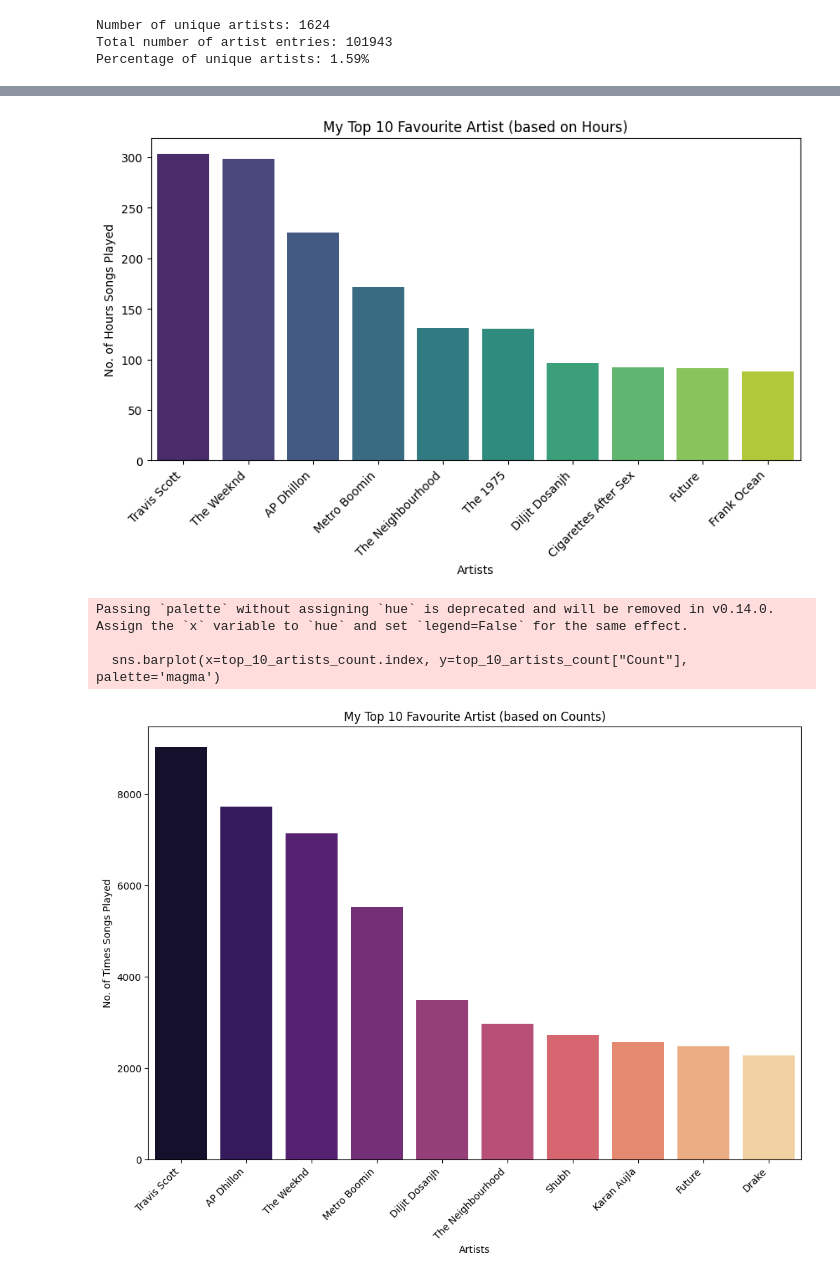
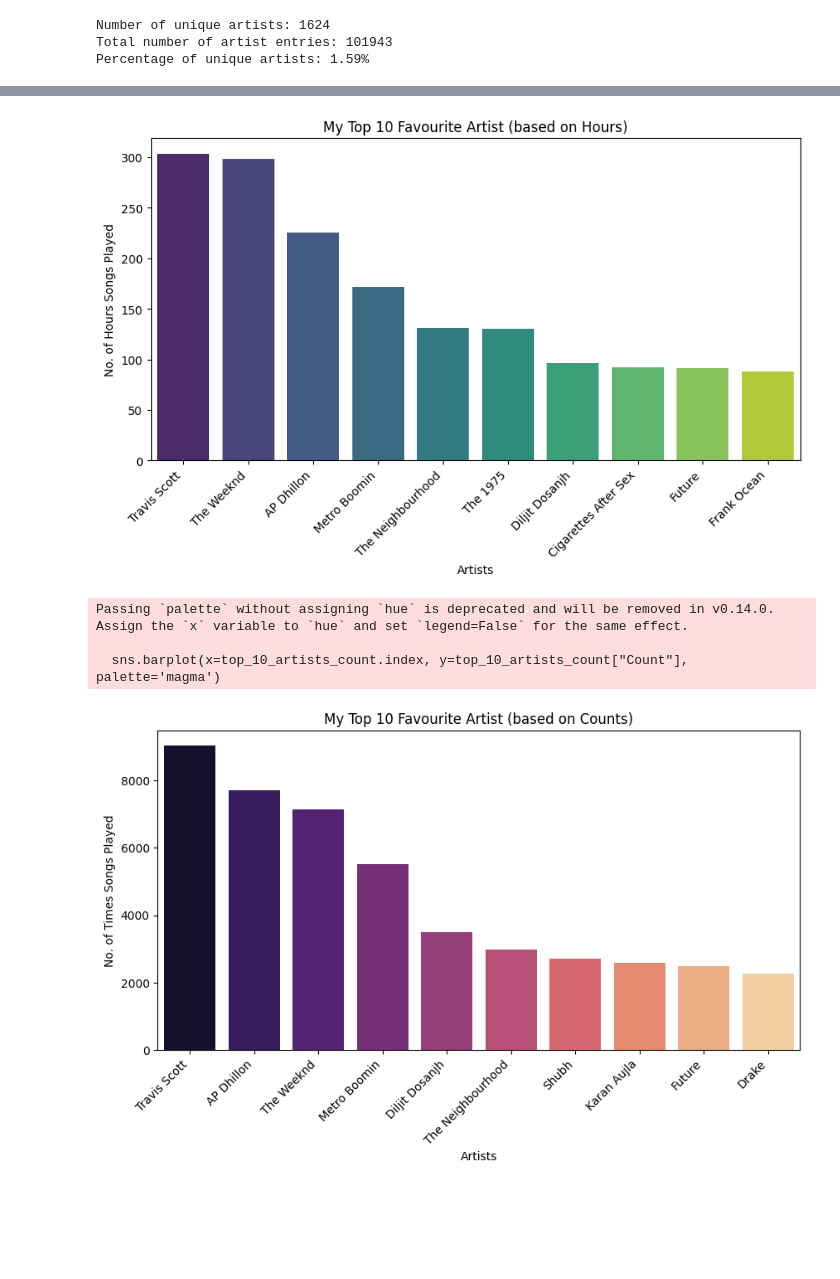
Before and after one commit to aroramrinaal/Spotistats, a Jupyter notebook: spotistats.ipynb, the cells around one changed output, grey strips where cells are left out. Cells and saved outputs as stored; diff of their text form; code cells hidden in the pictures; blank space fills up the shorter version.

```diff
--- a/spotistats.ipynb
+++ b/spotistats.ipynb
@@ -173,32 +173,32 @@ top_artists_df = spotify_stream_df.groupby("master_metadata_album_artist_name")[
 
 # Top 10 artists by Listening Time (Hours)
 top_10_artists_hours = top_artists_df.sort_values(by="Listening Time (Hours)", ascending=False).head(10)
 # Top 10 artists by Count
 top_10_artists_count = top_artists_df.sort_values(by="Count", ascending=False).head(10)
 
 # Visualization of top 10 unique artists by listening time (hours)
 plt.figure(figsize=(10, 5))
 sns.barplot(x=top_10_artists_hours.index, y=top_10_artists_hours["Listening Time (Hours)"], palette='viridis')
 plt.xlabel('Artists')
 plt.ylabel('No. of Hours Songs Played')
 plt.title('My Top 10 Favourite Artist (based on Hours)')
 plt.xticks(rotation=45, ha='right')
 plt.show()
 
 # Visualization of top 10 unique artists by play count
-plt.figure(figsize=(12, 8))
+plt.figure(figsize=(10, 5))
 sns.barplot(x=top_10_artists_count.index, y=top_10_artists_count["Count"], palette='magma')
 plt.xlabel('Artists')
 plt.ylabel('No. of Times Songs Played')
 plt.title('My Top 10 Favourite Artist (based on Counts)')
 plt.xticks(rotation=45, ha='right')
 plt.show()
 # %% [output]
 Passing `palette` without assigning `hue` is deprecated and will be removed in v0.14.0. Assign the `x` variable to `hue` and set `legend=False` for the same effect.
 
   sns.barplot(x=top_10_artists_hours.index, y=top_10_artists_hours["Listening Time (Hours)"], palette='viridis')
 [figure]
 Passing `palette` without assigning `hue` is deprecated and will be removed in v0.14.0. Assign the `x` variable to `hue` and set `legend=False` for the same effect.
 
   sns.barplot(x=top_10_artists_count.index, y=top_10_artists_count["Count"], palette='magma')
-[figure, old version]
+[figure, new version]
```
